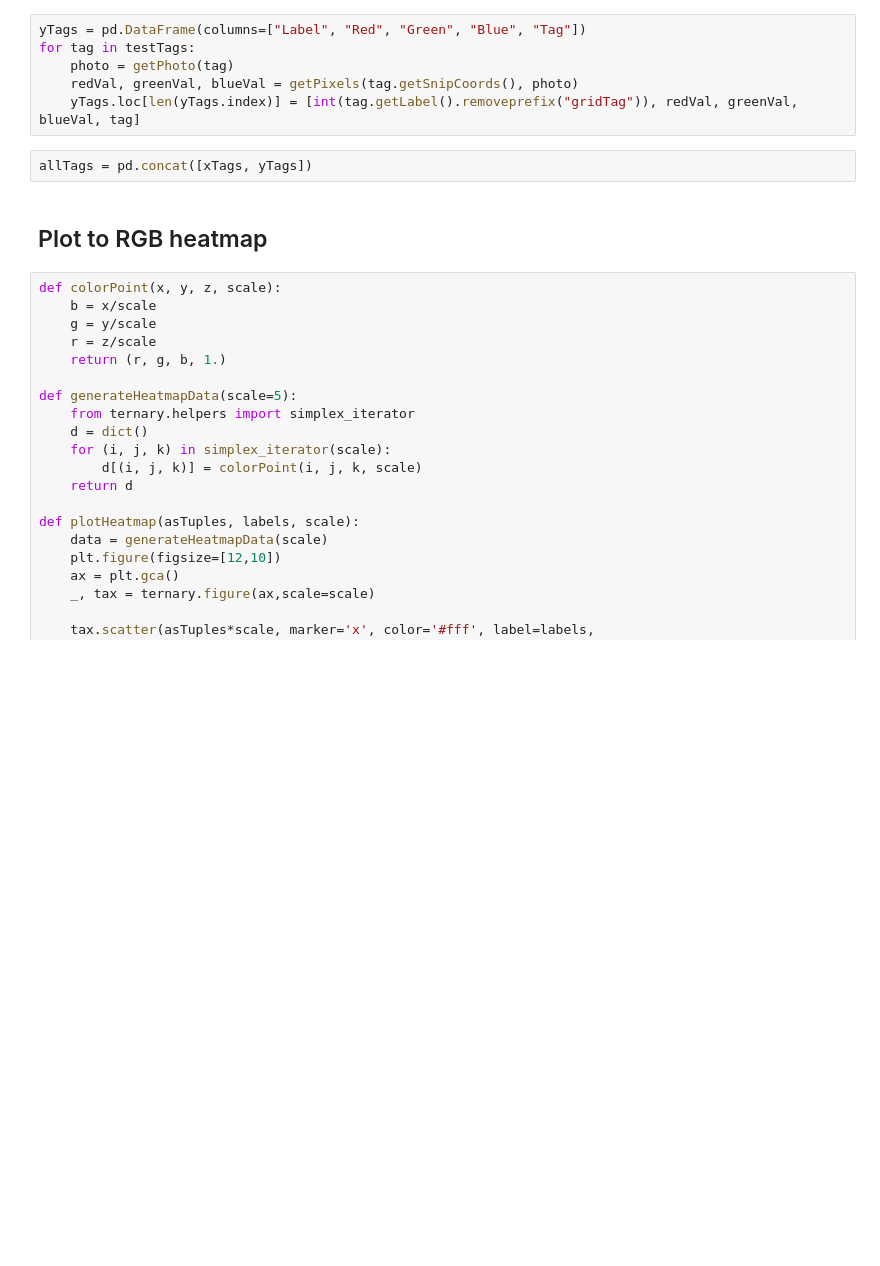
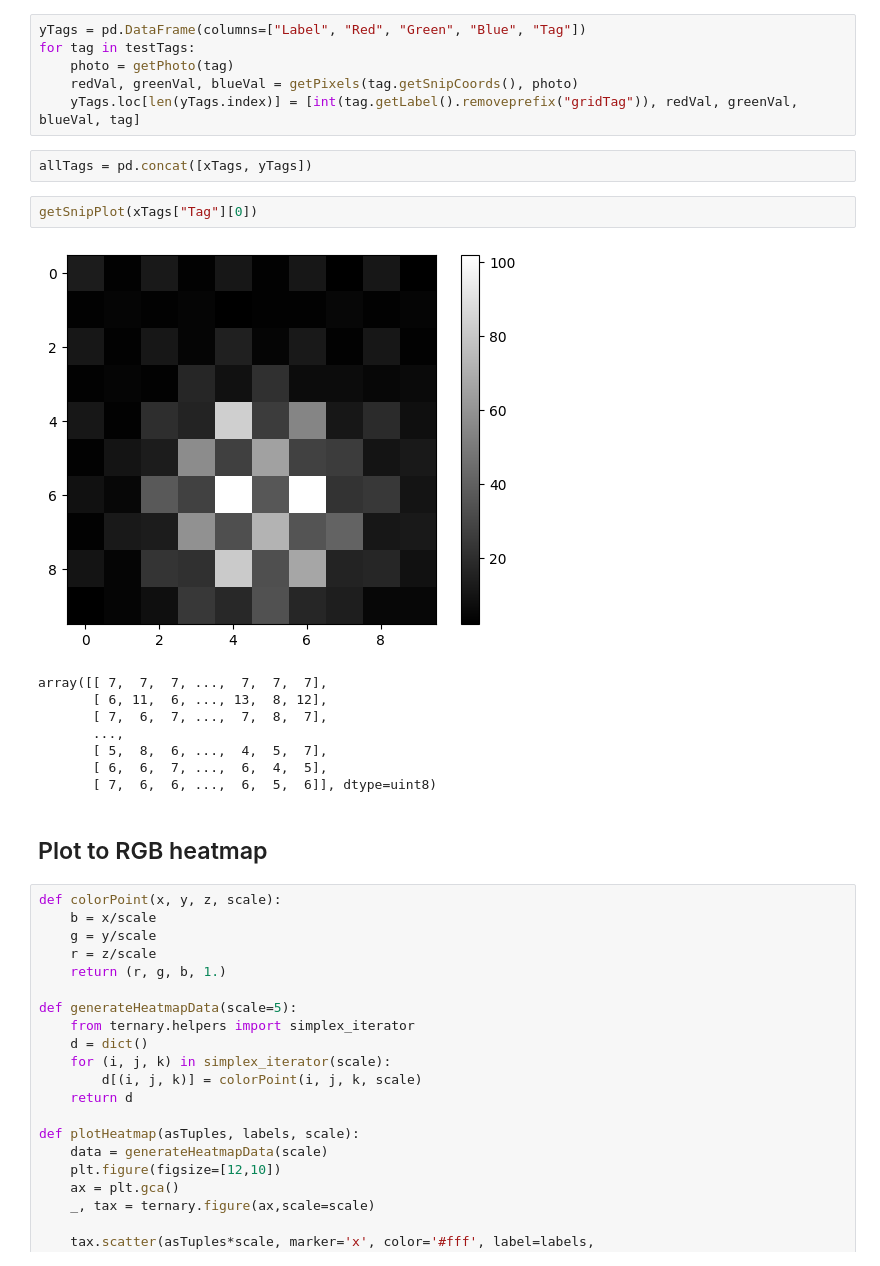
Before and after one commit to acb21kb/bumblebee-tags, a Jupyter notebook: open_files.ipynb, the cells around one changed output. Saved outputs shown, nothing was run; the diff lists cells and outputs as text; blank space fills up the shorter version.

```diff
--- a/open_files.ipynb
+++ b/open_files.ipynb
@@ -123,6 +125,17 @@ for tag in testTags:
     yTags.loc[len(yTags.index)] = [int(tag.getLabel().removeprefix("gridTag")), redVal, greenVal, blueVal, tag]
 # %%
 allTags = pd.concat([xTags, yTags])
+# %%
+getSnipPlot(xTags["Tag"][0])
+# %% [output]
+[figure, added]
+array([[ 7,  7,  7, ...,  7,  7,  7],
+       [ 6, 11,  6, ..., 13,  8, 12],
+       [ 7,  6,  7, ...,  7,  8,  7],
+       ...,
+       [ 5,  8,  6, ...,  4,  5,  7],
+       [ 6,  6,  7, ...,  6,  4,  5],
+       [ 7,  6,  6, ...,  6,  5,  6]], dtype=uint8)
 # %% [markdown]
 ## Plot to RGB heatmap
 # %%
```
Also changed, not shown: parts of 13 cells of this notebook.
